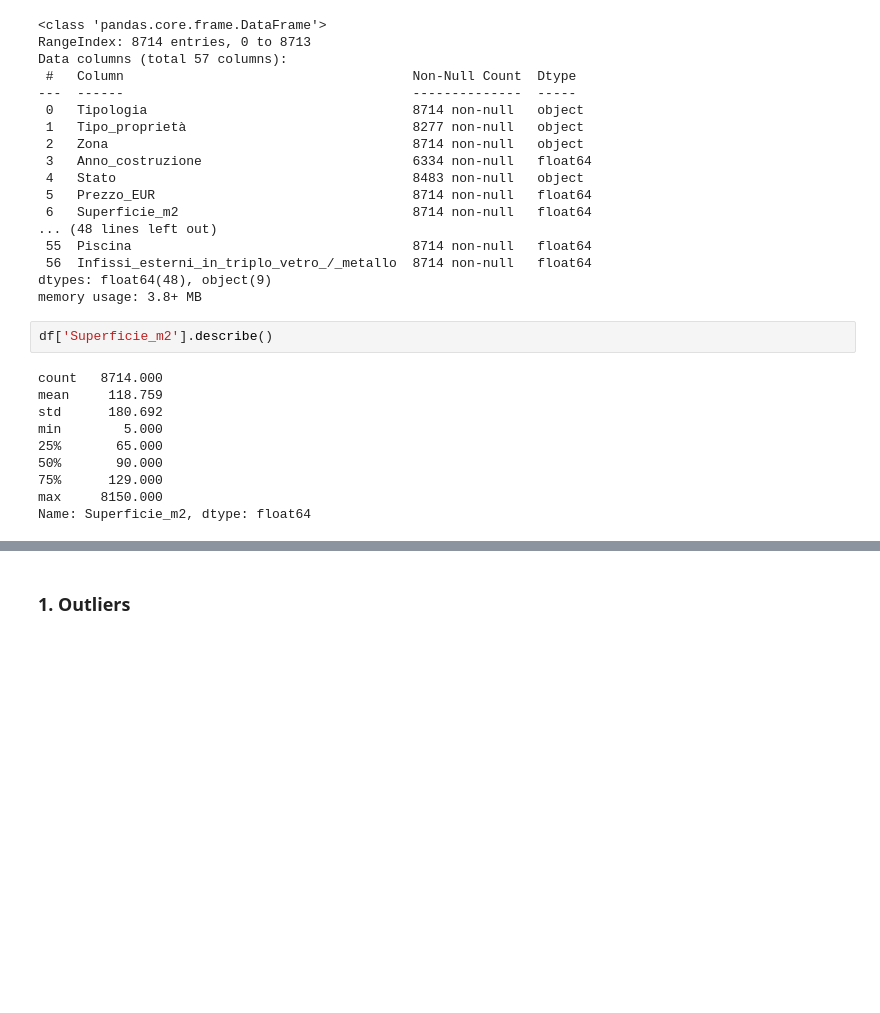
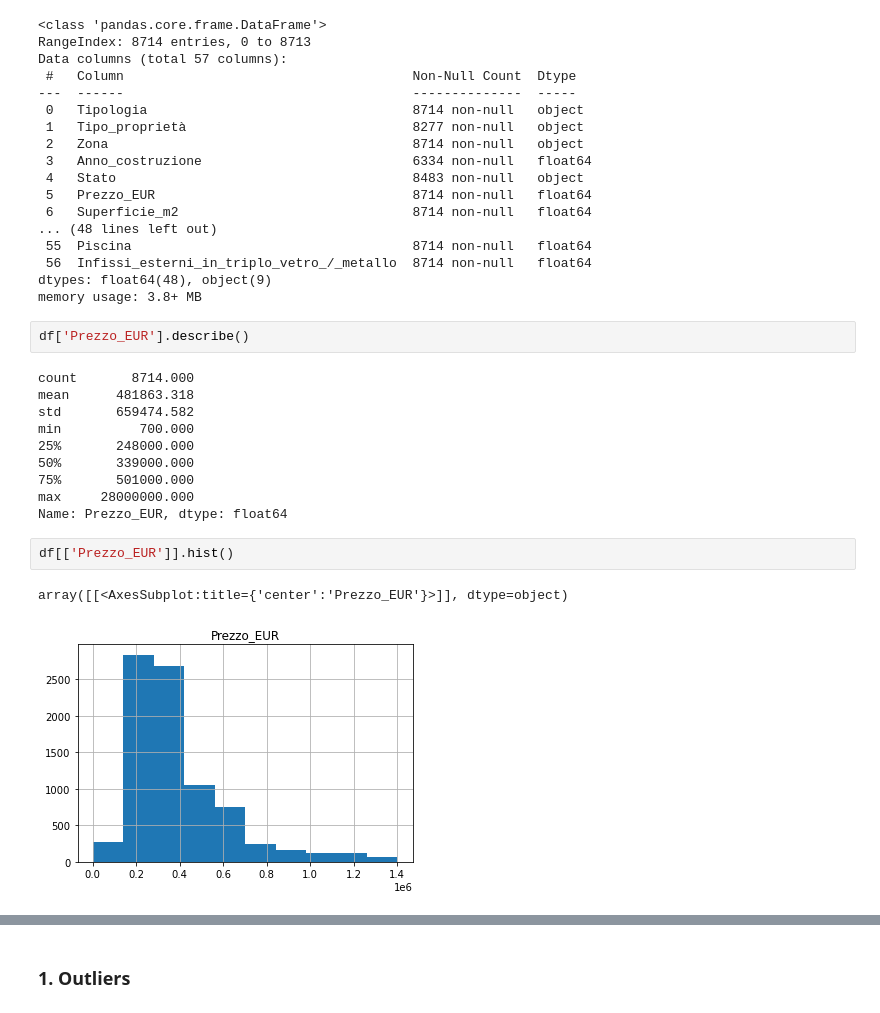
Before and after one commit to LazyEval/housing-prices-firenze, a Jupyter notebook: notebooks/3.5-LazyEval-modeling-outliers.ipynb, the cells around one changed output, grey strips where cells are left out. Saved outputs shown, nothing was run; the diff lists cells and outputs as text; blank space fills up the shorter version.

```diff
--- a/notebooks/3.5-LazyEval-modeling-outliers.ipynb
+++ b/notebooks/3.5-LazyEval-modeling-outliers.ipynb
@@ -57,14 +62,19 @@ Data columns (total 57 columns):
 dtypes: float64(48), object(9)
 memory usage: 3.8+ MB
 # %%
-df['Superficie_m2'].describe()
+df['Prezzo_EUR'].describe()
 # %% [output]
-count   8714.000
-mean     118.759
-std      180.692
-min        5.000
-25%       65.000
-50%       90.000
-75%      129.000
-max     8150.000
-Name: Superficie_m2, dtype: float64
+count       8714.000
+mean      481863.318
+std       659474.582
+min          700.000
+25%       248000.000
+50%       339000.000
+75%       501000.000
+max     28000000.000
+Name: Prezzo_EUR, dtype: float64
+# %%
+df[['Prezzo_EUR']].hist()
+# %% [output]
+array([[<AxesSubplot:title={'center':'Prezzo_EUR'}>]], dtype=object)
+[figure, added]
```
Also changed, not shown: parts of 21 cells of this notebook.
